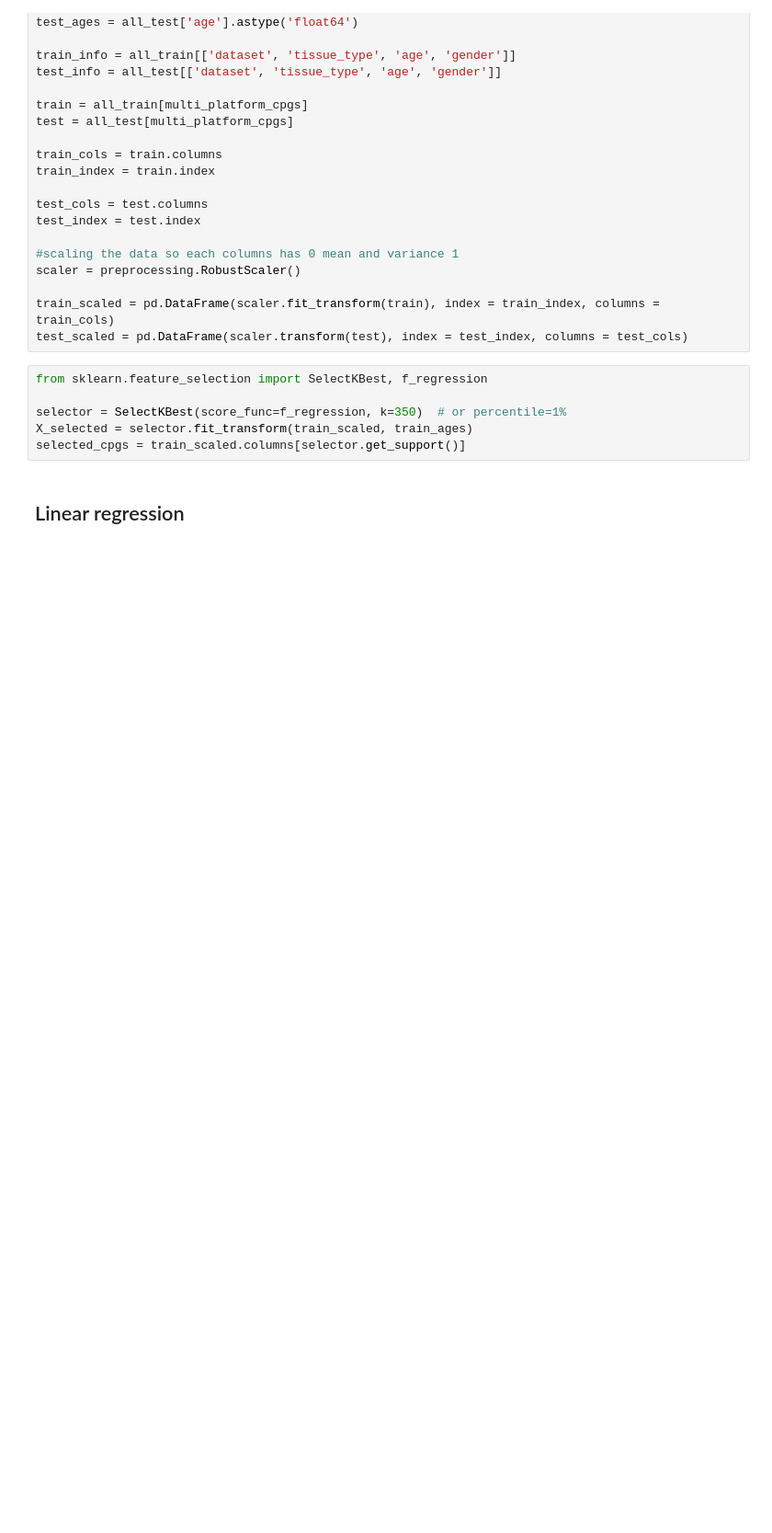
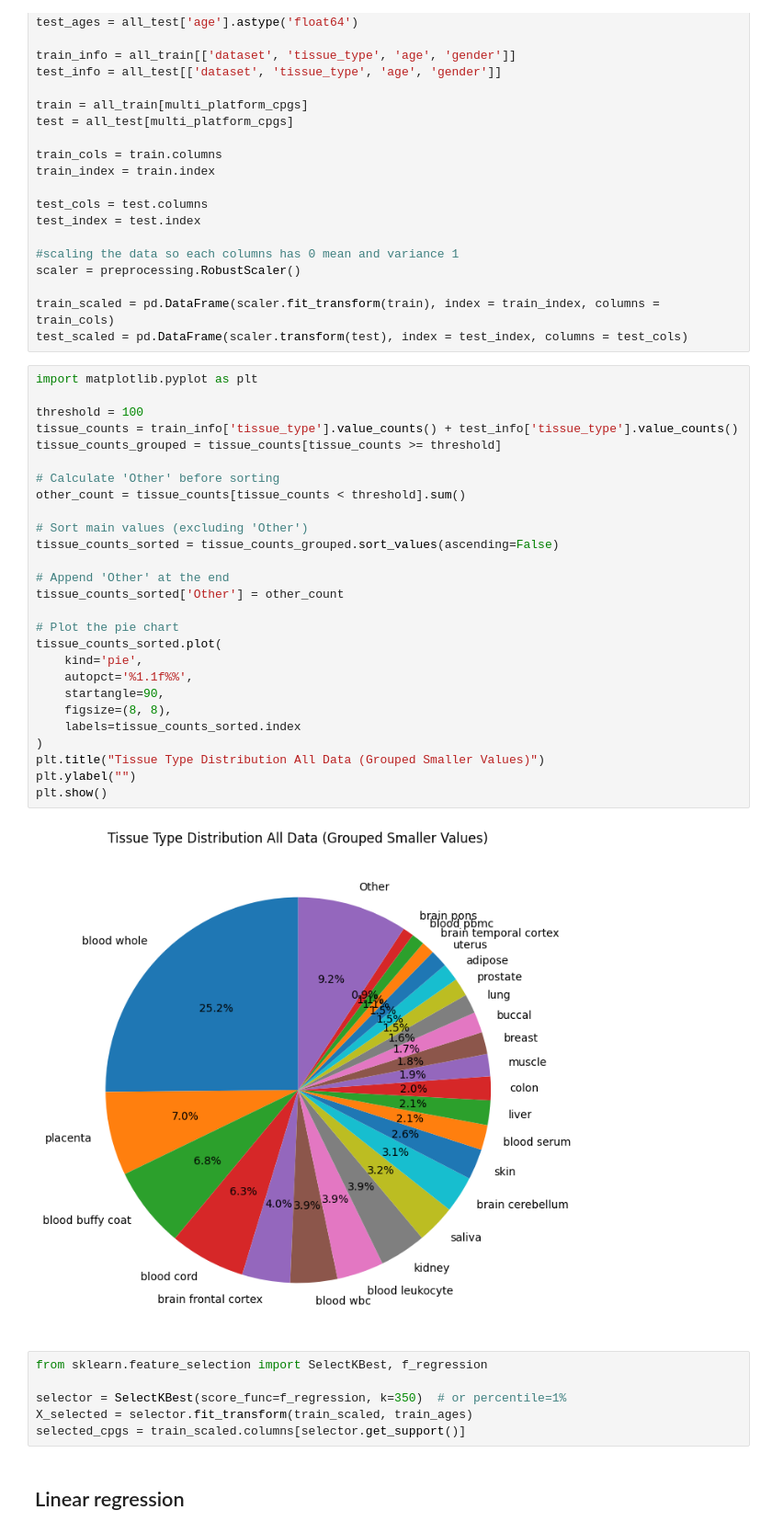
Before and after one commit to elena011/rp-delft, a Jupyter notebook: models/best_models.ipynb, the cells around one changed output. Shown: that part at 92% size. Saved outputs shown, nothing was run; the diff lists cells and outputs as text; blank space fills up the shorter version.

```diff
--- a/models/best_models.ipynb
+++ b/models/best_models.ipynb
@@ -263,6 +263,35 @@ scaler = preprocessing.RobustScaler()
 
 train_scaled = pd.DataFrame(scaler.fit_transform(train), index = train_index, columns = train_cols)
 test_scaled = pd.DataFrame(scaler.transform(test), index = test_index, columns = test_cols)
+# %%
+import matplotlib.pyplot as plt
+
+threshold = 100
+tissue_counts = train_info['tissue_type'].value_counts() + test_info['tissue_type'].value_counts()
+tissue_counts_grouped = tissue_counts[tissue_counts >= threshold]
+
+# Calculate 'Other' before sorting
+other_count = tissue_counts[tissue_counts < threshold].sum()
+
+# Sort main values (excluding 'Other')
+tissue_counts_sorted = tissue_counts_grouped.sort_values(ascending=False)
+
+# Append 'Other' at the end
+tissue_counts_sorted['Other'] = other_count
+
+# Plot the pie chart
+tissue_counts_sorted.plot(
+    kind='pie',
+    autopct='%1.1f%%',
+    startangle=90,
+    figsize=(8, 8),
+    labels=tissue_counts_sorted.index
+)
+plt.title("Tissue Type Distribution All Data (Grouped Smaller Values)")
+plt.ylabel("")
+plt.show()
+# %% [output]
+[figure, added]
 # %%
 from sklearn.feature_selection import SelectKBest, f_regression
 
```
Also changed, not shown: parts of 4 cells of this notebook.
